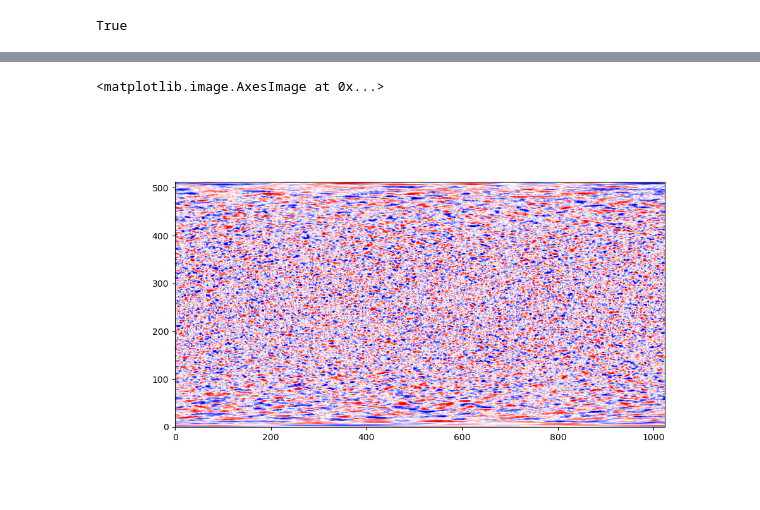
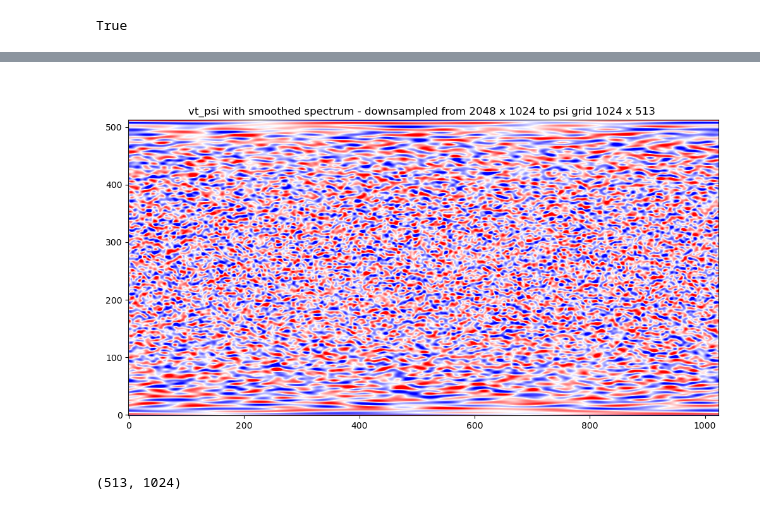
Before and after one commit to predsci/ConFlow, a Jupyter notebook: python/read_h5_output.ipynb, the cells around one changed output, grey strips where cells are left out. Drawn from its saved outputs; the diff is of its cells as text; code cells hidden in the pictures.

Commit message:
new smoothed spectrum, downsampling to psi grid looks good. Waiting for Ron's validation

```diff
--- a/python/read_h5_output.ipynb
+++ b/python/read_h5_output.ipynb
@@ -42,6 +42,12 @@ array([[-145.24654 , -145.61949 , -145.98601 , ..., -144.08955 ,
 # %%
 plt.figure(figsize=(10,6))
 plt.imshow(vt, origin='lower', cmap='bwr',vmin=-200, vmax=200)
+plt.title('vt_psi with smoothed spectrum - downsampled from 2048 x 1024 to psi grid 1024 x 513 ')
+plt.tight_layout()
+plt.savefig('smoothed_downsampled_vt_psi.png', dpi=180)
 # %% [output]
-<matplotlib.image.AxesImage at 0x...>
-[figure, old version]
+[figure, new version]
+# %%
+vt.shape
+# %% [output]
+(513, 1024)
```
Also changed, not shown: parts of 1 cell of this notebook, 3 other files.
